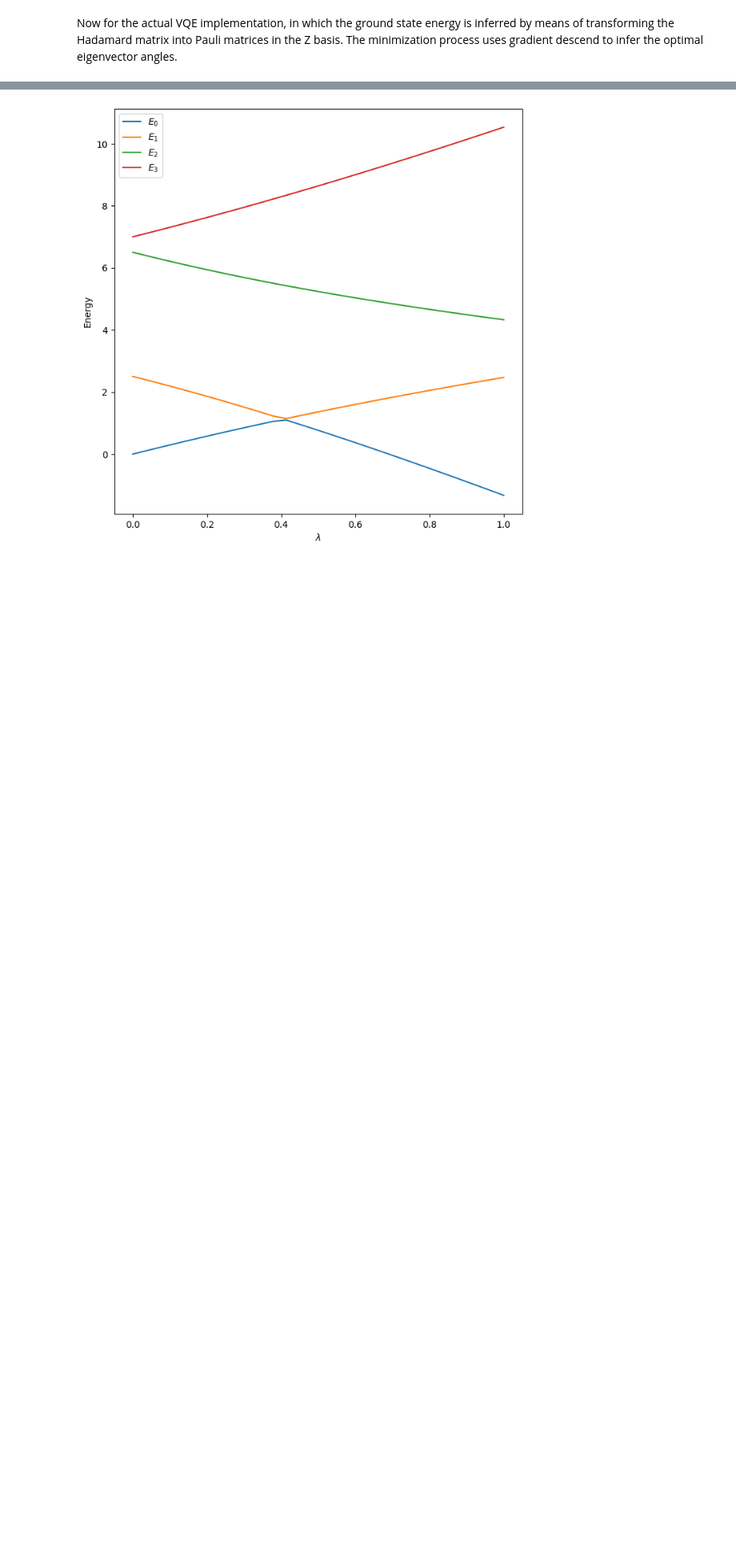
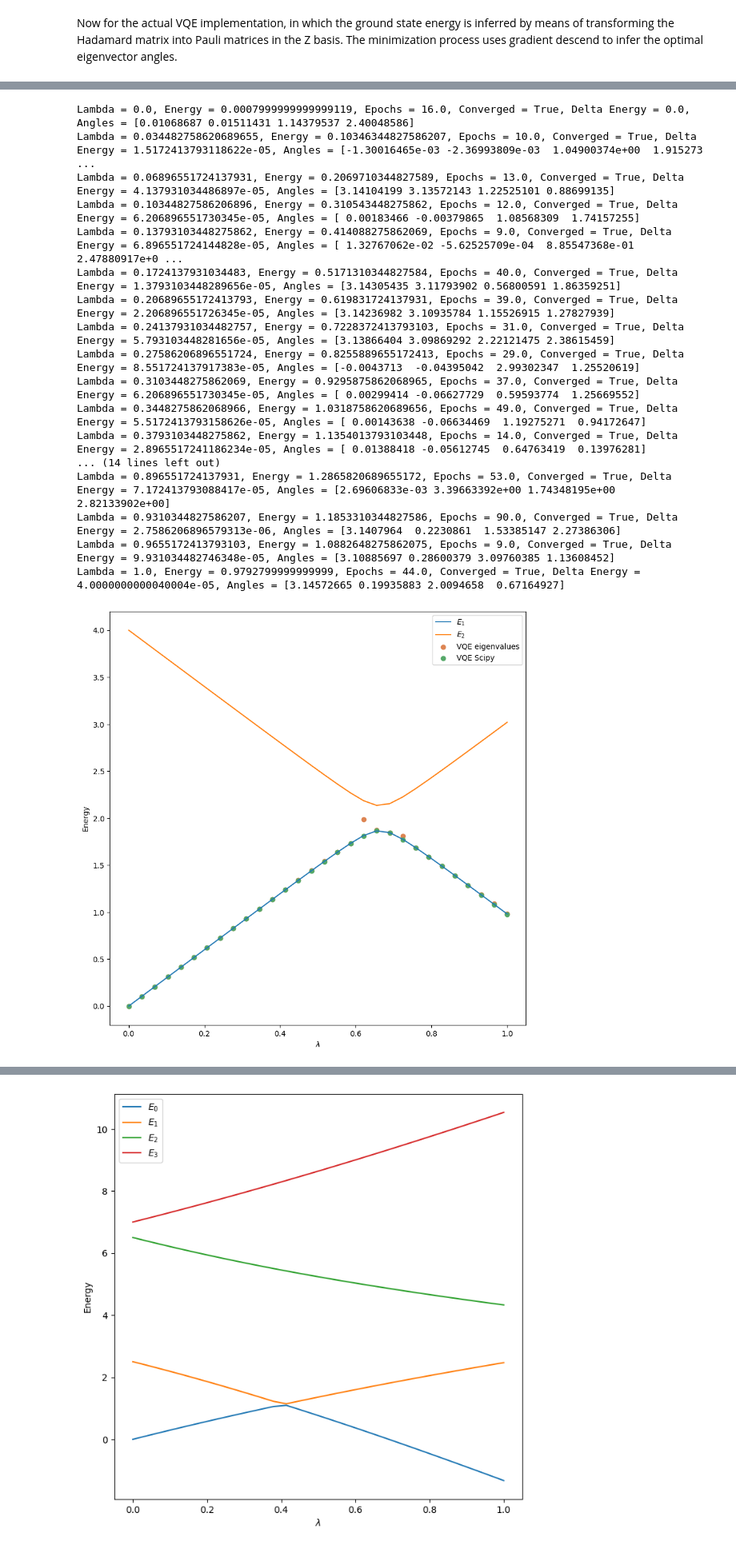
Before and after one commit to jocularvernacular/QCQML-Project1, a Jupyter notebook: project1.ipynb, the cells around one changed output, grey strips where cells are left out. Shown: that part at 80% size. Saved outputs shown, nothing was run; the diff lists cells and outputs as text; code cells hidden in the pictures; blank space fills up the shorter version.

```diff
--- a/project1.ipynb
+++ b/project1.ipynb
@@ -292,7 +387,21 @@ Now for the actual VQE implementation, in which the ground state energy is infer
 The minimization process uses gradient descend to infer the optimal eigenvector angles.
 # %%
 # Now for the actual VQE implementation:
-def minimize_energy(get_energy_func, lmb, number_shots, angles_0, learning_rate, max_epochs):
+def get_energy(angles, lmb, number_shots):
+    theta, phi = angles[0], angles[1]
+    init_state = prepare_state_1_qubit([theta, phi])
+
+    measure_z = measure(init_state, ["0", "1"], number_shots)
+    exp_val_z = (omega + lmb*omega_z)*(number_shots - 2*measure_z["1"]) / number_shots
+
+    measure_x = measure(transform_to_Z_basis("X") @ init_state, ["0", "1"], number_shots)
+    exp_val_x = lmb*omega_x*(number_shots - 2*measure_x["1"]) / number_shots
+
+    exp_val_i = (eps + c*lmb)
+    exp_val = (exp_val_z + exp_val_x + exp_val_i)
+    return exp_val
+
+def minimize_energy(lmb, number_shots, angles_0, learning_rate, max_epochs):
     angles = angles_0
     epoch = 0
     delta_energy = 1
@@ -302,18 +411,18 @@ def minimize_energy(get_energy_func, lmb, number_shots, angles_0, learning_rate,
         for idx in range(angles.shape[0]):
             angles_temp = angles.copy()
             angles_temp[idx] += np.pi/2
-            E_plus = get_energy_func(angles_temp, lmb, number_shots)
+            E_plus = get_energy(angles_temp, lmb, number_shots)
             angles_temp[idx] -= np.pi
-            E_minus = get_energy_func(angles_temp, lmb, number_shots)
+            E_minus = get_energy(angles_temp, lmb, number_shots)
             grad[idx] = (E_plus - E_minus)/2
         angles -= learning_rate*grad
-        new_energy = get_energy_func(angles, lmb, number_shots)
+        new_energy = get_energy(angles, lmb, number_shots)
         delta_energy = np.abs(new_energy - energy)
         energy = new_energy
         epoch += 1
     return angles, epoch, (epoch < max_epochs), energy, delta_energy
 
-def VQE(get_energy_func, n_angles):
+def VQE(n_angles):
     number_shots_search = 10_000
     learning_rate = 0.3
     max_epochs = 400
@@ -322,10 +431,10 @@ def VQE(get_energy_func, n_angles):
     for index, lmb in enumerate(lambda_range):
         memory = 0
         angles_0 = np.random.uniform(low = 0, high = np.pi, size = n_angles)
-        angles, epochs[index], converged, min_energy[index], delta_energy = minimize_energy(get_energy_func, lmb, number_shots_search, angles_0, learning_rate, max_epochs)
+        angles, epochs[index], converged, min_energy[index], delta_energy = minimize_energy(lmb, number_shots_search, angles_0, learning_rate, max_epochs)
         if epochs[index] < (epochs[index-1] - 5):
             angles_0 = np.random.uniform(low = 0, high = np.pi, size = n_angles)
-            angles, epochs[index], converged, min_energy[index], delta_energy = minimize_energy(get_energy_func, lmb, number_shots_search, angles_0, learning_rate, max_epochs)
+            angles, epochs[index], converged, min_energy[index], delta_energy = minimize_energy(lmb, number_shots_search, angles_0, learning_rate, max_epochs)
         print(f'Lambda = {lmb}, Energy = {min_energy[index]}, Epochs = {epochs[index]}, Converged = {converged}, Delta Energy = {delta_energy}, Angles = {angles}')
     return min_energy
 # %% [markdown]
@@ -333,39 +442,60 @@ We will also write functions which minimizes the energy using a scipy minimizer,
 # %%
-def minimize_energy_scipy(energy_fnc):
+def minimize_energy_scipy(fnc):
     number_shots = 10_000
     min_energy = np.zeros(len(lambda_range))
     for index, lmb in enumerate(lambda_range):
         angles_start = np.random.uniform(low = 0, high = np.pi, size = 4)
-        res = minimize(energy_fnc, angles_start, args = (lmb, number_shots), method = 'Powell', options = {'maxiter': 1000}, tol = 1e-5)
+        res = minimize(fnc, angles_start, args = (lmb, number_shots), method = 'Powell', options = {'maxiter': 1000}, tol = 1e-5)
         min_energy[index] = res.fun
     return min_energy
 
 
 def find_eigenvalues_scipy(hamiltonian_func):
     h_len = len(hamiltonian_func(0))
     eigvals = np.zeros((len(lambda_range), h_len))
     for index, lmb in enumerate(lambda_range):
         H = hamiltonian_func(lmb)
         eigen, _ = np.linalg.eigh(H)
         eigvals[index] = eigen
     return eigvals
 
 def plot_results(min_energy_VQE, min_energy_scipy=np.array(0), eigvals_ana=np.array(0)):
     fig, axs = plt.subplots(1, 1, figsize=(10, 10))
     if eigvals_ana.any():
         for i in range(len(eigvals_ana[0,:])):
             axs.plot(lambda_range, eigvals_ana[:,i], label=f'$E_{i+1}$')
     if min_energy_VQE.any():
         axs.scatter(lambda_range, min_energy_VQE, label = 'VQE eigenvalues', color = '#dd8452')
     if min_energy_scipy.any():
         axs.scatter(lambda_range, min_energy_scipy, label = 'VQE Scipy', color = '#55a868')
     axs.set_xlabel(r'$\lambda$')
     axs.set_ylabel('Energy')
     plt.legend()
     plt.show()
 
-def perform_VQE_and_plot_results(get_energy_func, n_angles, create_Hamiltonian_func):
-    min_energy = VQE(get_energy_func, n_angles)
-    min_energy_scipy = minimize_energy_scipy(get_energy_func)
+def perform_VQE_and_plot_results(n_angles, create_Hamiltonian_func):
+    min_energy = VQE(n_angles)
+    min_energy_scipy = minimize_energy_scipy(get_energy)
     eigvals_ana = find_eigenvalues_scipy(create_Hamiltonian_func)
     plot_results(min_energy_VQE=min_energy, min_energy_scipy=min_energy_scipy, eigvals_ana=eigvals_ana)
+
+perform_VQE_and_plot_results(4, create_Hamiltonian)
+# %% [output]
+Lambda = 0.0, Energy = 0.0007999999999999119, Epochs = 16.0, Converged = True, Delta Energy = 0.0, Angles = [0.01068687 0.01511431 1.14379537 2.40048586]
+Lambda = 0.034482758620689655, Energy = 0.10346344827586207, Epochs = 10.0, Converged = True, Delta Energy = 1.5172413793118622e-05, Angles = [-1.30016465e-03 -2.36993809e-03  1.04900374e+00  1.915273 ...
+Lambda = 0.06896551724137931, Energy = 0.2069710344827589, Epochs = 13.0, Converged = True, Delta Energy = 4.137931034486897e-05, Angles = [3.14104199 3.13572143 1.22525101 0.88699135]
+Lambda = 0.10344827586206896, Energy = 0.310543448275862, Epochs = 12.0, Converged = True, Delta Energy = 6.206896551730345e-05, Angles = [ 0.00183466 -0.00379865  1.08568309  1.74157255]
+Lambda = 0.13793103448275862, Energy = 0.414088275862069, Epochs = 9.0, Converged = True, Delta Energy = 6.896551724144828e-05, Angles = [ 1.32767062e-02 -5.62525709e-04  8.85547368e-01  2.47880917e+0 ...
+Lambda = 0.1724137931034483, Energy = 0.5171310344827584, Epochs = 40.0, Converged = True, Delta Energy = 1.3793103448289656e-05, Angles = [3.14305435 3.11793902 0.56800591 1.86359251]
+Lambda = 0.20689655172413793, Energy = 0.619831724137931, Epochs = 39.0, Converged = True, Delta Energy = 2.206896551726345e-05, Angles = [3.14236982 3.10935784 1.15526915 1.27827939]
+Lambda = 0.24137931034482757, Energy = 0.7228372413793103, Epochs = 31.0, Converged = True, Delta Energy = 5.793103448281656e-05, Angles = [3.13866404 3.09869292 2.22121475 2.38615459]
+Lambda = 0.27586206896551724, Energy = 0.8255889655172413, Epochs = 29.0, Converged = True, Delta Energy = 8.551724137917383e-05, Angles = [-0.0043713  -0.04395042  2.99302347  1.25520619]
+Lambda = 0.3103448275862069, Energy = 0.9295875862068965, Epochs = 37.0, Converged = True, Delta Energy = 6.206896551730345e-05, Angles = [ 0.00299414 -0.06627729  0.59593774  1.25669552]
+Lambda = 0.3448275862068966, Energy = 1.0318758620689656, Epochs = 49.0, Converged = True, Delta Energy = 5.5172413793158626e-05, Angles = [ 0.00143638 -0.06634469  1.19275271  0.94172647]
+Lambda = 0.3793103448275862, Energy = 1.1354013793103448, Epochs = 14.0, Converged = True, Delta Energy = 2.8965517241186234e-05, Angles = [ 0.01388418 -0.05612745  0.64763419  0.13976281]
+... (14 lines left out)
+Lambda = 0.896551724137931, Energy = 1.2865820689655172, Epochs = 53.0, Converged = True, Delta Energy = 7.172413793088417e-05, Angles = [2.69606833e-03 3.39663392e+00 1.74348195e+00 2.82133902e+00]
+Lambda = 0.9310344827586207, Energy = 1.1853310344827586, Epochs = 90.0, Converged = True, Delta Energy = 2.7586206896579313e-06, Angles = [3.1407964  0.2230861  1.53385147 2.27386306]
+Lambda = 0.9655172413793103, Energy = 1.0882648275862075, Epochs = 9.0, Converged = True, Delta Energy = 9.931034482746348e-05, Angles = [3.10885697 0.28600379 3.09760385 1.13608452]
+Lambda = 1.0, Energy = 0.9792799999999999, Epochs = 44.0, Converged = True, Delta Energy = 4.0000000000040004e-05, Angles = [3.14572665 0.19935883 2.0094658  0.67164927]
+[figure, added]
```
Also changed, not shown: parts of 25 cells of this notebook.
